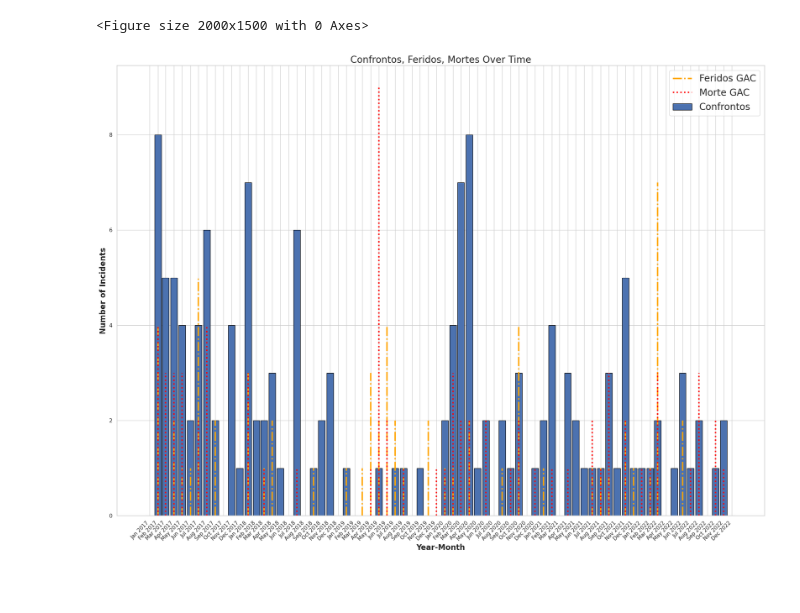
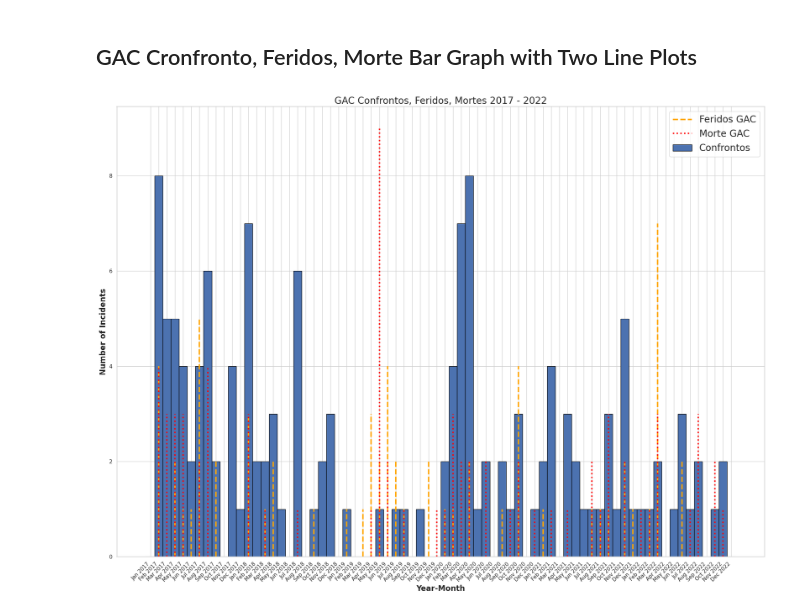
Before and after one commit to herman-rogers/brasil_data_viz, a Jupyter notebook: brasil_data_viz.ipynb, the cells around one changed output. Drawn from its saved outputs; the diff is of its cells as text; code cells hidden in the pictures; blank space fills up the shorter version.

Commit message:
Flesh out line graphs and add some basic descriptive statistics

```diff
--- a/brasil_data_viz.ipynb
+++ b/brasil_data_viz.ipynb
@@ -21,0 +31,9 @@ df_one.head()
+# %%
+df = pd.read_excel("./data/brasil.xlsx")
+df = df.drop(labels=['yearmo', 'datas_importantes'], axis=1)
+df = df.dropna(subset=['Confronto_GAC'])
+df = df.fillna(0)
+
+plt.figure(figsize=(20, 15))
+sns.heatmap(df.T, annot=True, cmap='YlGnBu')
+plt.show()
@@ -22,45 +42,36 @@ df_one.head()
+# %% [markdown]
+## GAC Cronfronto, Feridos, Morte Bar Graph with Two Line Plots
 # %%
 import seaborn as sns
-import matplotlib.dates as mdates
 
-width=25
+width=1
 
-plt.figure(figsize=(20, 15))
-plt.rcParams.update({'axes.facecolor': 'white'})
-
-# x = date2num(df_one['yearmo'].to_list())
-x = df_one['yearmo']
-y = df_one['Confronto_GAC']
-z = df_one['feridos_GAC']
-k = df_one['Morte_GAC']
+x = df['yearmo']
+y = df['Confronto_GAC']
+z = df['feridos_GAC']
+k = df['Morte_GAC']
 
 sns.set(style="whitegrid")
 sns.color_palette()
 
 fig, ax = plt.subplots(figsize=(20, 15))
 
 ax.bar(x, y, color='b', width=width, edgecolor='black', label='Confrontos', align='center')
 
 for date, value in zip(x, z):
-    ax.vlines(x=date, ymin=0, ymax=value, colors='orange', linestyle='-.', linestyles='dotted', label='Feridos GAC' if date == x.iloc[0] else "", linewidth=3)
+    ax.vlines(x=date, ymin=0, ymax=value, colors='orange', linestyle='--', linestyles='dotted', label='Feridos GAC' if date == x.iloc[0] else "", linewidth=3)
 
 for date, value in zip(x, k):
     ax.vlines(x=date, ymin=0, ymax=value, colors='red', linestyles='dotted', label='Morte GAC' if date == x.iloc[0] else "", linewidth=3)
 
-# ax.bar(x + pd.DateOffset(days=2), k, color='red', width=width, edgecolor='grey', label='Mortes', align='center')
-
-ax.xaxis_date()
-ax.xaxis.set_major_formatter(mdates.DateFormatter('%b %Y'))
-ax.xaxis.set_major_locator(mdates.MonthLocator())
 ax.set_xticks(x)
 plt.xticks(rotation=45, ha='right')
 
 plt.xlabel('Year-Month', fontweight='bold', fontsize=16)
 plt.ylabel('Number of Incidents', fontweight='bold', fontsize=16)
-plt.title('Confrontos, Feridos, Mortes Over Time', fontsize=20)
+plt.title('GAC Confrontos, Feridos, Mortes 2017 - 2022', fontsize=20)
 
 plt.legend(fontsize=20)
 plt.tight_layout()
 # %% [output]
-<Figure size 2000x1500 with 0 Axes>
-[figure, old version]
+[figure, new version]
```
Also changed, not shown: parts of 11 cells of this notebook, 1 other file.
